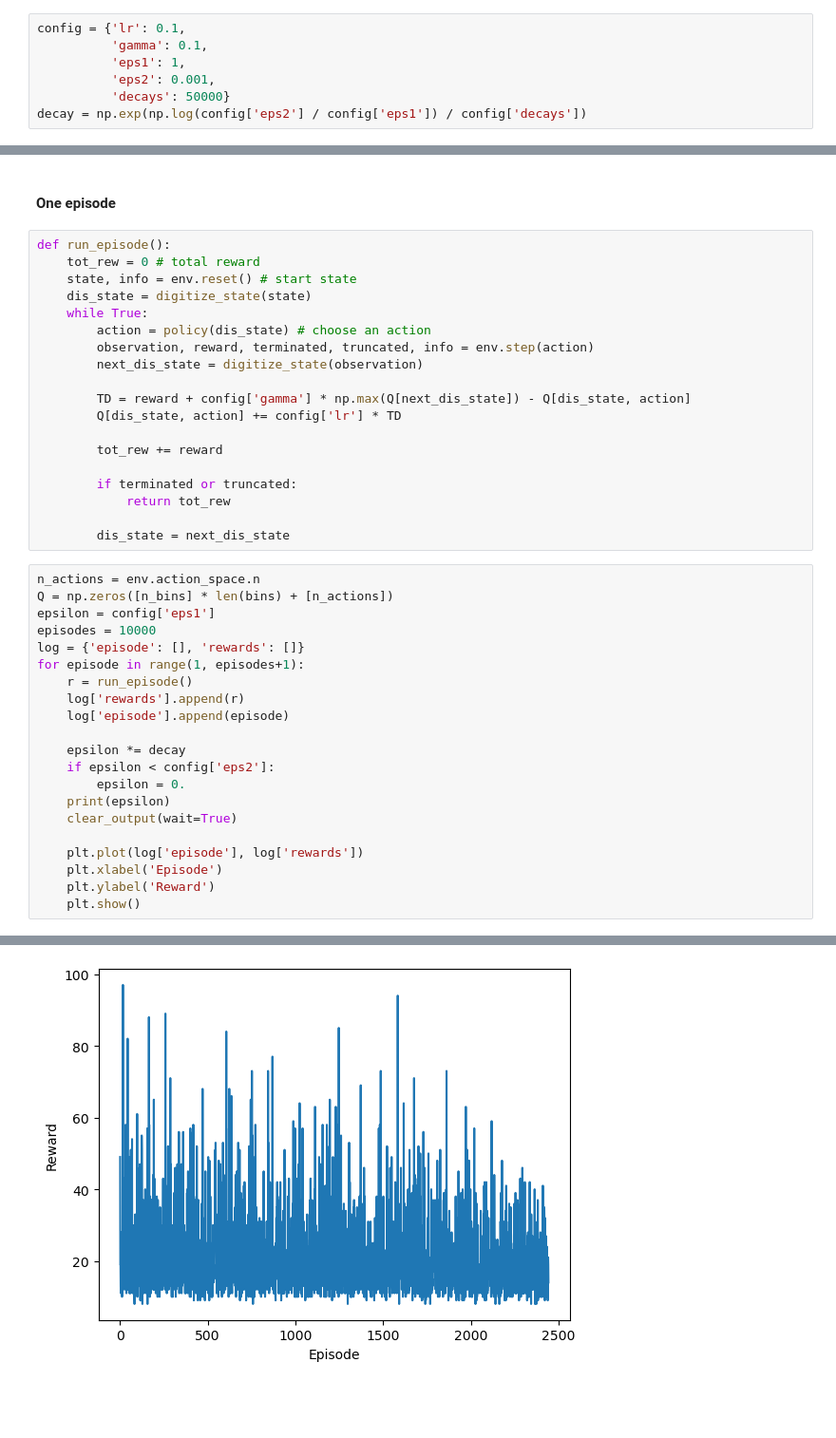
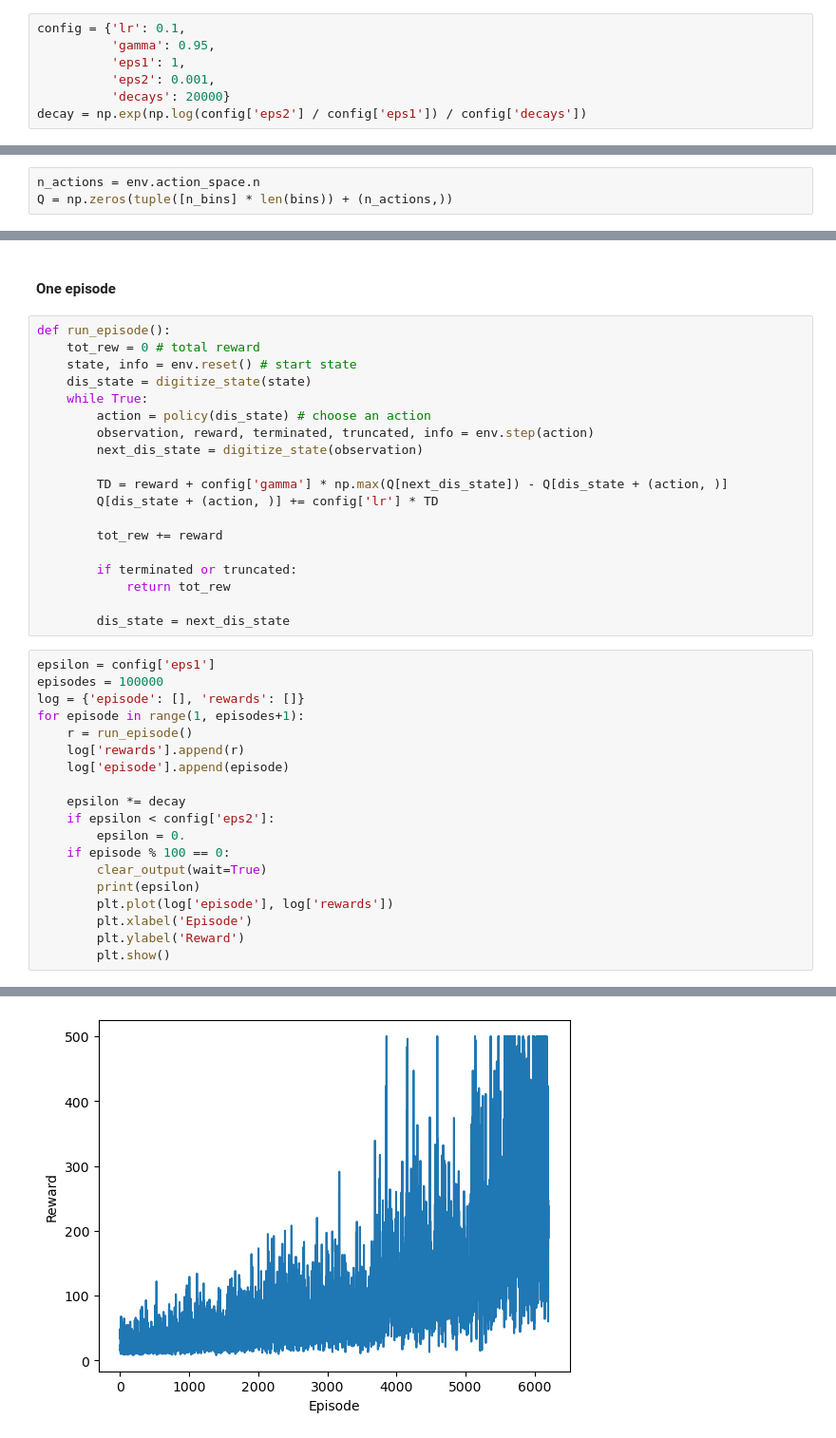
Before and after one commit to Senox55/Q-Learning, a Jupyter notebook: CartPole-v1.ipynb, the cells around one changed output, grey strips where cells are left out. Shown at 95% size. Drawn from its saved outputs; the diff is of its cells as text; blank space fills up the shorter version.

```diff
--- a/CartPole-v1.ipynb
+++ b/CartPole-v1.ipynb
@@ -46,10 +46,10 @@ env.close()
 #### Create config
 # %%
 config = {'lr': 0.1,
-          'gamma': 0.1,
+          'gamma': 0.95,
           'eps1': 1,
           'eps2': 0.001,
-          'decays': 50000}
+          'decays': 20000}
 decay = np.exp(np.log(config['eps2'] / config['eps1']) / config['decays'])
 # %% [markdown]
 #### Discretize the states
@@ -65,6 +66,9 @@ def digitize_state(state):
     for i in range(len(bins)):
         stateIndex.append(np.digitize(state[i], bins[i]) - 1)
     return tuple(stateIndex)
+# %%
+n_actions = env.action_space.n
+Q = np.zeros(tuple([n_bins] * len(bins)) + (n_actions,))
 # %% [markdown]
 #### Policy function
 # %%
@@ -84,8 +88,8 @@ def run_episode():
         observation, reward, terminated, truncated, info = env.step(action)
         next_dis_state = digitize_state(observation)
 
-        TD = reward + config['gamma'] * np.max(Q[next_dis_state]) - Q[dis_state, action]
-        Q[dis_state, action] += config['lr'] * TD
+        TD = reward + config['gamma'] * np.max(Q[next_dis_state]) - Q[dis_state + (action, )]
+        Q[dis_state + (action, )] += config['lr'] * TD
 
         tot_rew += reward
 
@@ -94,10 +98,8 @@ def run_episode():
 
         dis_state = next_dis_state
 # %%
-n_actions = env.action_space.n
-Q = np.zeros([n_bins] * len(bins) + [n_actions])
 epsilon = config['eps1']
-episodes = 10000
+episodes = 100000
 log = {'episode': [], 'rewards': []}
 for episode in range(1, episodes+1):
     r = run_episode()
@@ -107,11 +109,11 @@ for episode in range(1, episodes+1):
     epsilon *= decay
     if epsilon < config['eps2']:
         epsilon = 0.
-    print(epsilon)
-    clear_output(wait=True)
-
-    plt.plot(log['episode'], log['rewards'])
-    plt.xlabel('Episode')
-    plt.ylabel('Reward')
-    plt.show()
+    if episode % 100 == 0:
+        clear_output(wait=True)
+        print(epsilon)
+        plt.plot(log['episode'], log['rewards'])
+        plt.xlabel('Episode')
+        plt.ylabel('Reward')
+        plt.show()
 # %% [output]
@@ -118 +121 @@ for episode in range(1, episodes+1):
-[figure, old version]
+[figure, new version]
```
Also changed, not shown: parts of 2 cells of this notebook.
